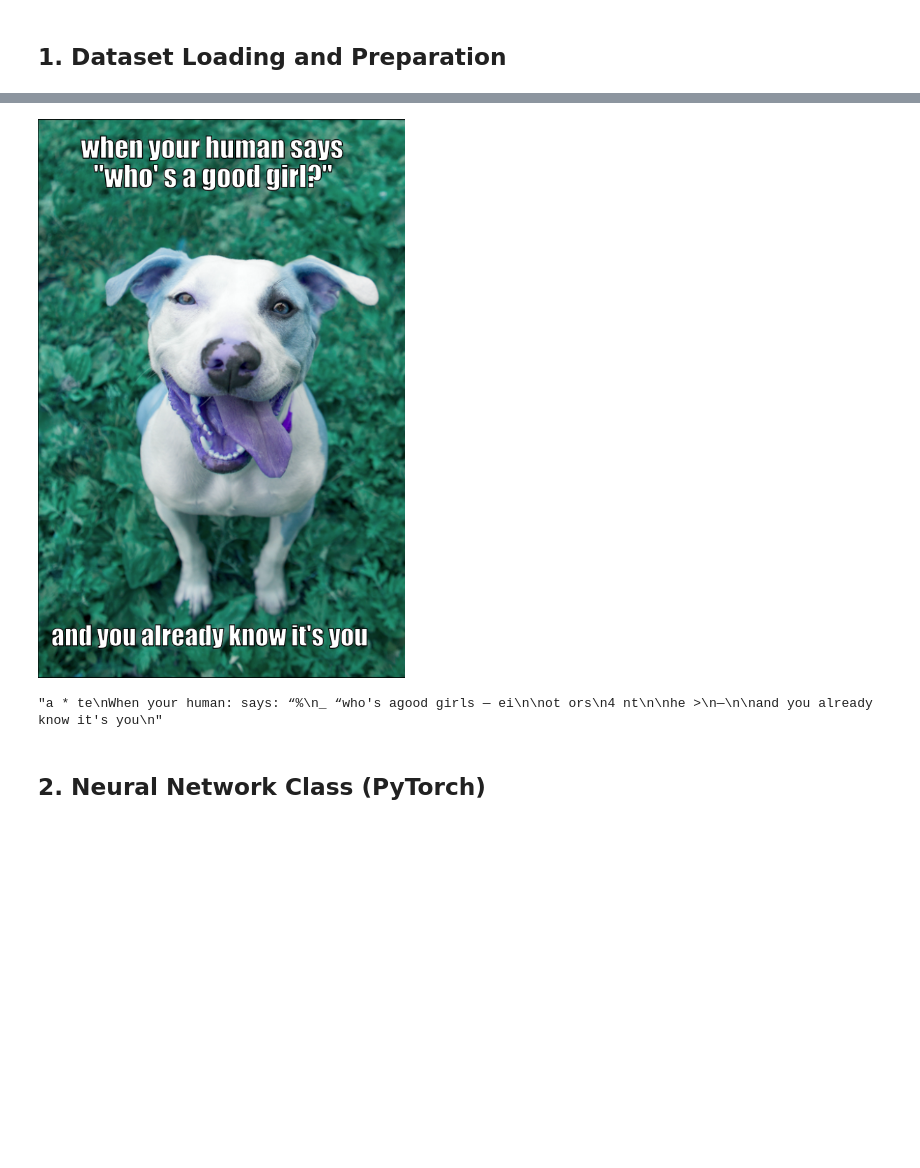
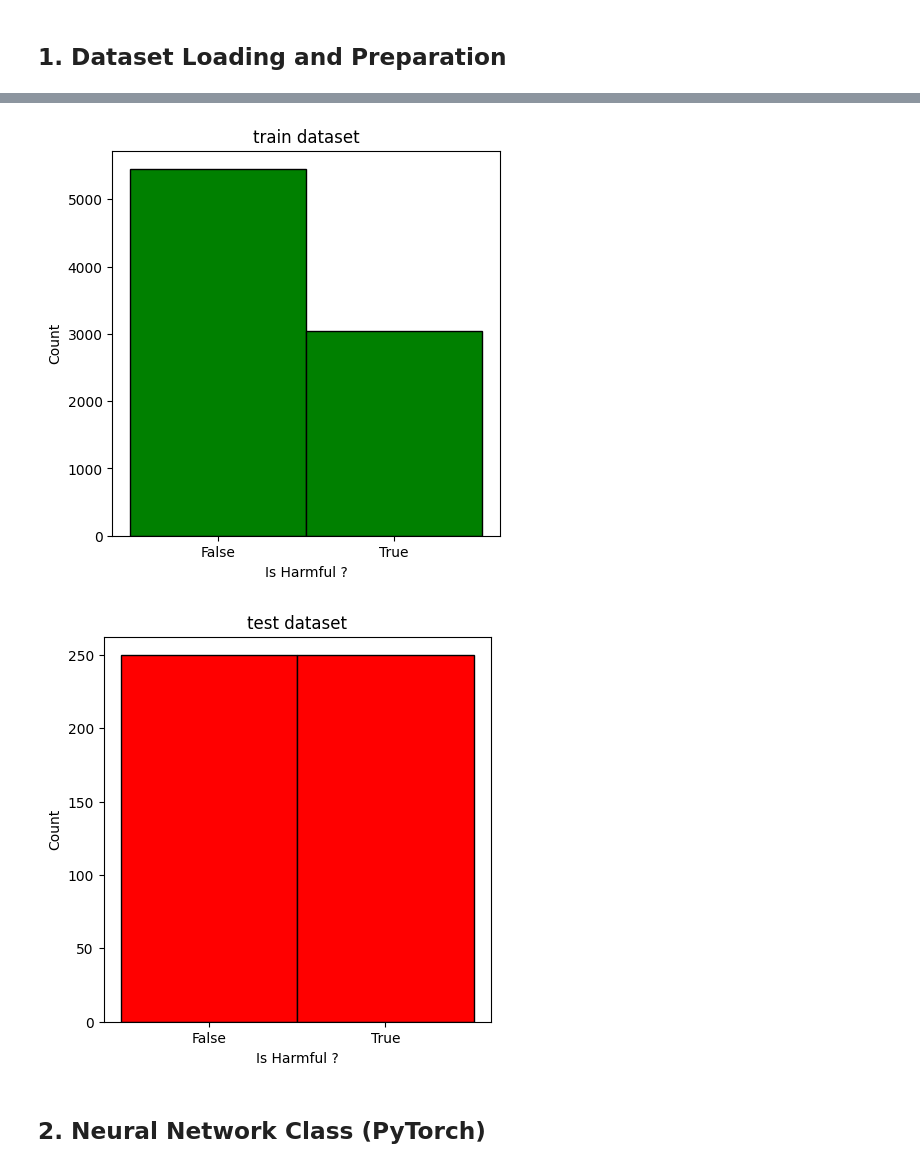
Before and after one commit to stavco9/neuralnetworks-final-project, a Jupyter notebook: NN_training_template.ipynb, the cells around one changed output, grey strips where cells are left out. Drawn from its saved outputs; the diff is of its cells as text; code cells hidden in the pictures; blank space fills up the shorter version.

```diff
--- a/NN_training_template.ipynb
+++ b/NN_training_template.ipynb
@@ -107,11 +163,0 @@ hugging_face_test_df.head()
-# %%
-sample_image = cv2.imread('images/01243.png')
-pil_img = Image.fromarray(sample_image)
-display(pil_img)
-# %% [output]
-[figure, removed]
-# %%
-extracted_text = pytesseract.image_to_string(sample_image, config='--psm 3')
-extracted_text
-# %% [output]
-"a * te\nWhen your human: says: “%\n_ “who's agood girls — ei\n\not ors\n4 nt\n\nhe >\n—\n\nand you already know it's you\n"
@@ -144,3 +164,21 @@ plt.show()
+# %%
+def plot_class_distribution(df, color, dataset_type):
+    fig = plt.figure(figsize=(5, 5))
+    is_harmful = df['is_harmful'].astype(int)
+
+    plt.hist(is_harmful, bins=2, align='left', edgecolor='black', color=color)
+    plt.xticks([0, 0.5], ['False', 'True'])
+    plt.xlabel("Is Harmful ?")
+    plt.ylabel("Count")
+    plt.title(f"{dataset_type} dataset")
+
+    plt.show()
+# %%
+plot_class_distribution(hugging_face_train_df, 'green', 'train')
+plot_class_distribution(hugging_face_test_df, 'red', 'test')
+# %% [output]
+[figure, added]
+[figure, added]
 # %% [markdown]
 ## 2. Neural Network Class (PyTorch)
 # %%
```
Also changed, not shown: parts of 8 cells of this notebook.
